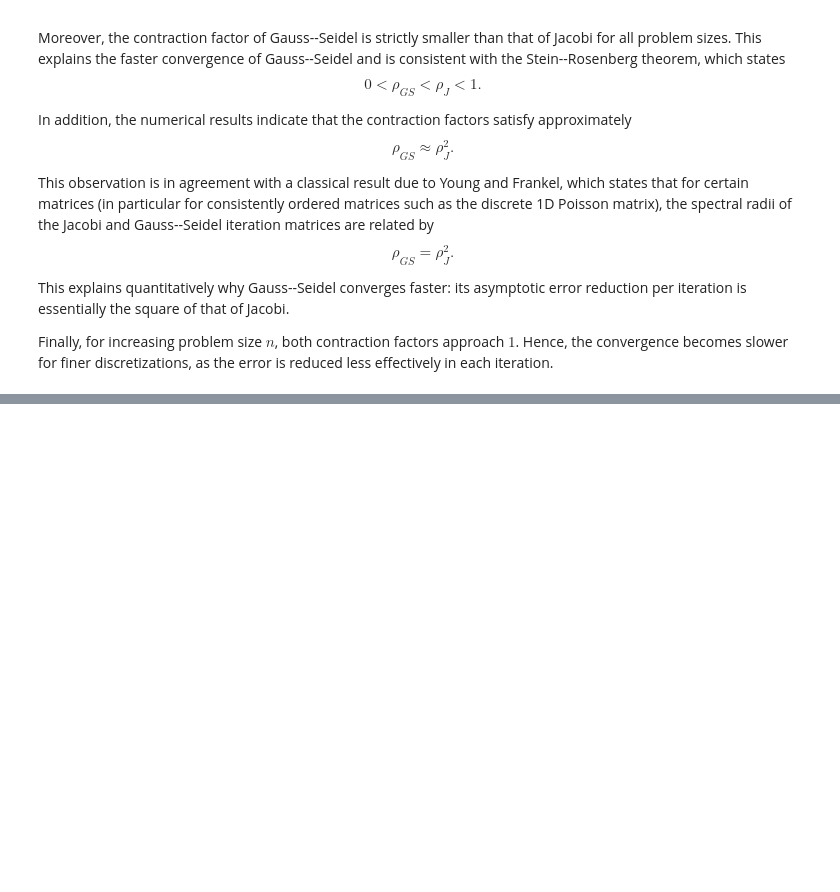
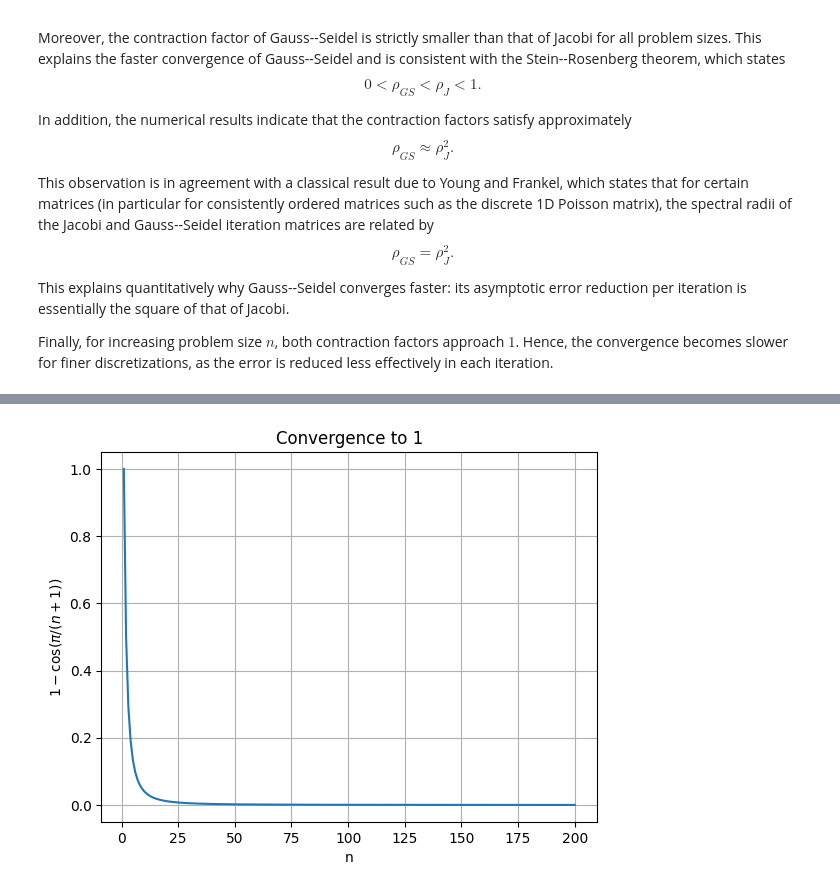
Before and after one commit to hozanoo/iterative-solution-large-systems, a Jupyter notebook: Exercise 1/UE1.ipynb, the cells around one changed output, grey strips where cells are left out. Drawn from its saved outputs; the diff is of its cells as text; code cells hidden in the pictures; blank space fills up the shorter version.

```diff
--- a/Exercise 1/UE1.ipynb
+++ b/Exercise 1/UE1.ipynb
@@ -1376,0 +1636,10 @@ Finally, for increasing problem size $n$, both contraction factors approach $1$.
+# %%
+plt.figure()
+plt.plot(n, 1 - rho)
+plt.xlabel("n")
+plt.ylabel(r"$1 - \cos(\pi/(n+1))$")
+plt.title("Convergence to 1")
+plt.grid(True)
+plt.show()
+# %% [output]
+[figure, added]
```
Also changed, not shown: parts of 9 cells of this notebook, 1 other file.
